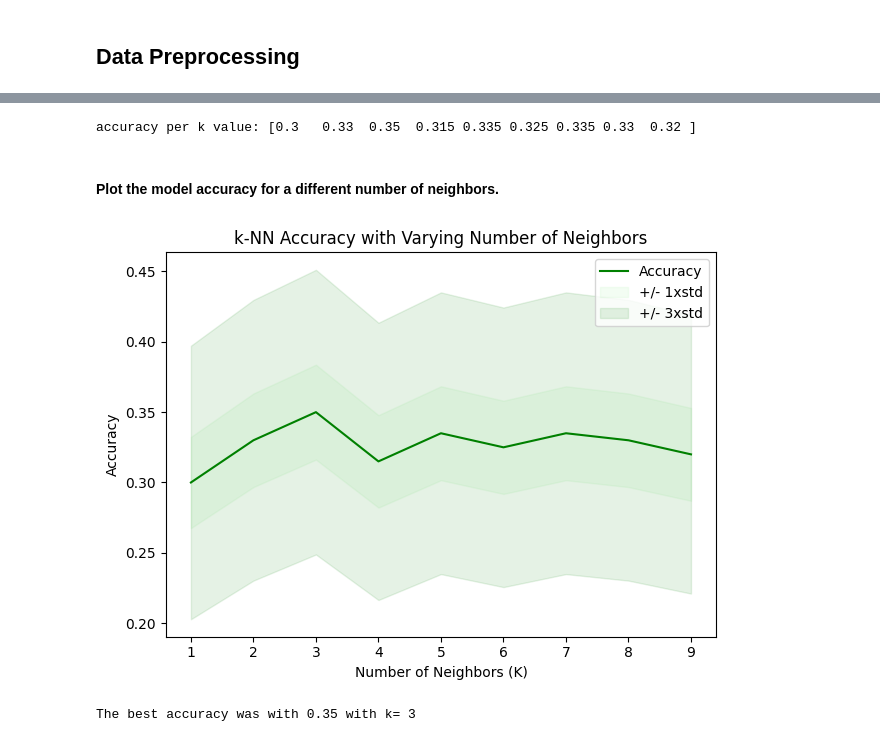
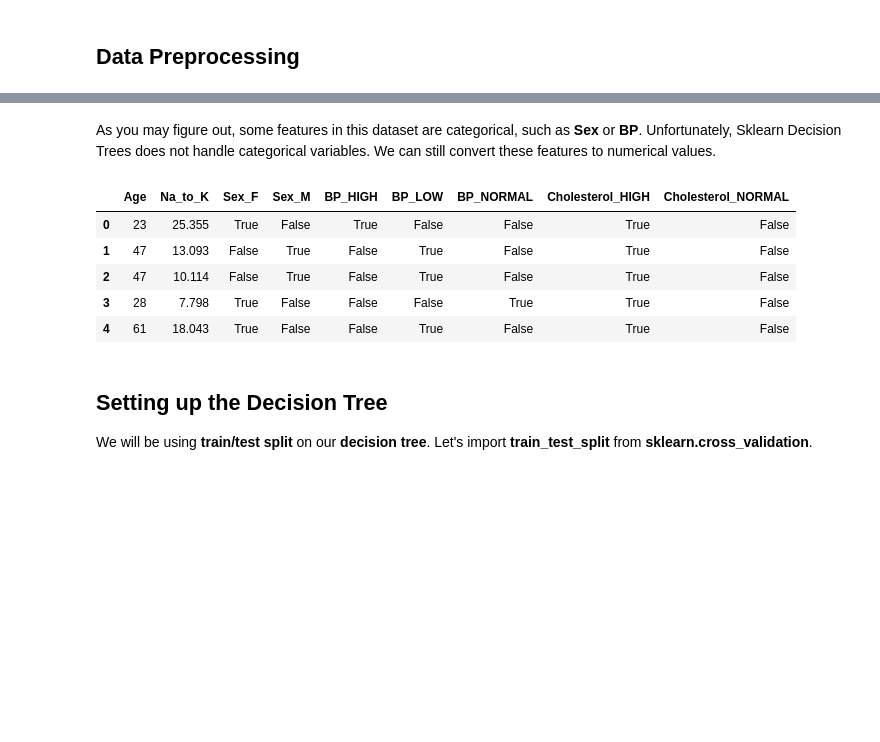
Before and after one commit to jackren0000/IBM-Machine-Learning-with-Python, a Jupyter notebook: week3-lab-knn.ipynb, the cells around one changed output, grey strips where cells are left out. Drawn from its saved outputs; the diff is of its cells as text; code cells hidden in the pictures; blank space fills up the shorter version.

```diff
--- a/week3-lab-knn.ipynb
+++ b/week3-lab-knn.ipynb
@@ -224,53 +98,24 @@ We can calculate the accuracy of KNN for different values of k.
-# %%
-# set the number of iterations for trying different k values in k-NN
-num_neighbors_to_try = 10
-
-# initialize arrays to hold the mean accuracy and the standard deviation of accuracy for each k value
-accuracy_per_k = np.zeros((num_neighbors_to_try - 1))
-std_accuracy_per_k = np.zeros((num_neighbors_to_try - 1))
-
-# loop over various values of k to find the k that gives the best accuracy
-for k in range(1, num_neighbors_to_try):
-
-    # create and train the k-NN classifier with the current k value
-    knn = KNeighborsClassifier(n_neighbors=k)
-    knn.fit(X_train, y_train)
-    # predict the labels for the test set
-    predicted_labels = knn.predict(X_test)
-
-    # calculate the accuracy of the predictions and store it
-    accuracy_per_k[k - 1] = accuracy_score(y_test, predicted_labels)
-
-    # calculate the standard deviation of the accuracy and store it
-    std_accuracy_per_k[k - 1] = np.std(predicted_labels == y_test) / np.sqrt(predicted_labels.shape[0])
-
-# output the mean accuracy for each k value
-print("accuracy per k value:", accuracy_per_k)
-# %% [output]
-accuracy per k value: [0.3   0.33  0.35  0.315 0.335 0.325 0.335 0.33  0.32 ]
-# %% [markdown]
-#### Plot the model accuracy for a different number of neighbors.
-# %%
-# define the range of k values
-k_range = range(1, num_neighbors_to_try)
-# plot the mean accuracy in green
-plt.plot(k_range, accuracy_per_k, 'g')
-# fill the area between the mean accuracy +/- 1 standard deviation
-plt.fill_between(k_range, accuracy_per_k - std_accuracy_per_k, accuracy_per_k + std_accuracy_per_k,
-                 alpha=0.10, color='lightgreen')
-# fill the area between the mean accuracy +/- 3 standard deviations
-plt.fill_between(k_range, accuracy_per_k - 3 * std_accuracy_per_k, accuracy_per_k + 3 * std_accuracy_per_k,
-                 alpha=0.10, color='green')
-# add a legend, labels, and a title for context
-plt.legend(('Accuracy', '+/- 1xstd', '+/- 3xstd'))
-plt.ylabel('Accuracy')
-plt.xlabel('Number of Neighbors (K)')
-plt.title('k-NN Accuracy with Varying Number of Neighbors')
-plt.tight_layout()
-plt.show()
-# %% [output]
-[figure, removed]
-# %%
-print( "The best accuracy was with", accuracy_per_k.max(), "with k=", accuracy_per_k.argmax()+1)
-# %% [output]
-The best accuracy was with 0.35 with k= 3
+# %% [markdown]
+As you may figure out, some features in this dataset are categorical, such as **Sex** or **BP**. Unfortunately, Sklearn Decision Trees does not handle categorical variables. We can still convert these features to numerical values.
+# %%
+X = df.drop(['Drug'], axis=1)
+y = df['Drug']
+
+# use pd.get_dummies to perform one-hot encoding
+X = pd.get_dummies(X, columns=['Sex', 'BP', 'Cholesterol'])
+
+# display the first 5 rows of the encoded DataFrame
+display(X.head())
+# %% [output]
+|  | Age | Na_to_K | Sex_F | Sex_M | BP_HIGH | BP_LOW | BP_NORMAL | Cholesterol_HIGH | Cholesterol_NORMAL |
+| 0 | 23 | 25.355 | True | False | True | False | False | True | False |
+| 1 | 47 | 13.093 | False | True | False | True | False | True | False |
+| 2 | 47 | 10.114 | False | True | False | True | False | True | False |
+| 3 | 28 | 7.798 | True | False | False | False | True | True | False |
+| 4 | 61 | 18.043 | True | False | False | True | False | True | False |
+# %% [markdown]
+
+<div id="setting_up_tree">
+    <h2>Setting up the Decision Tree</h2>
+    We will be using <b>train/test split</b> on our <b>decision tree</b>. Let's import <b>train_test_split</b> from <b>sklearn.cross_validation</b>.
+</div>
```
Also changed, not shown: parts of 34 cells of this notebook.
